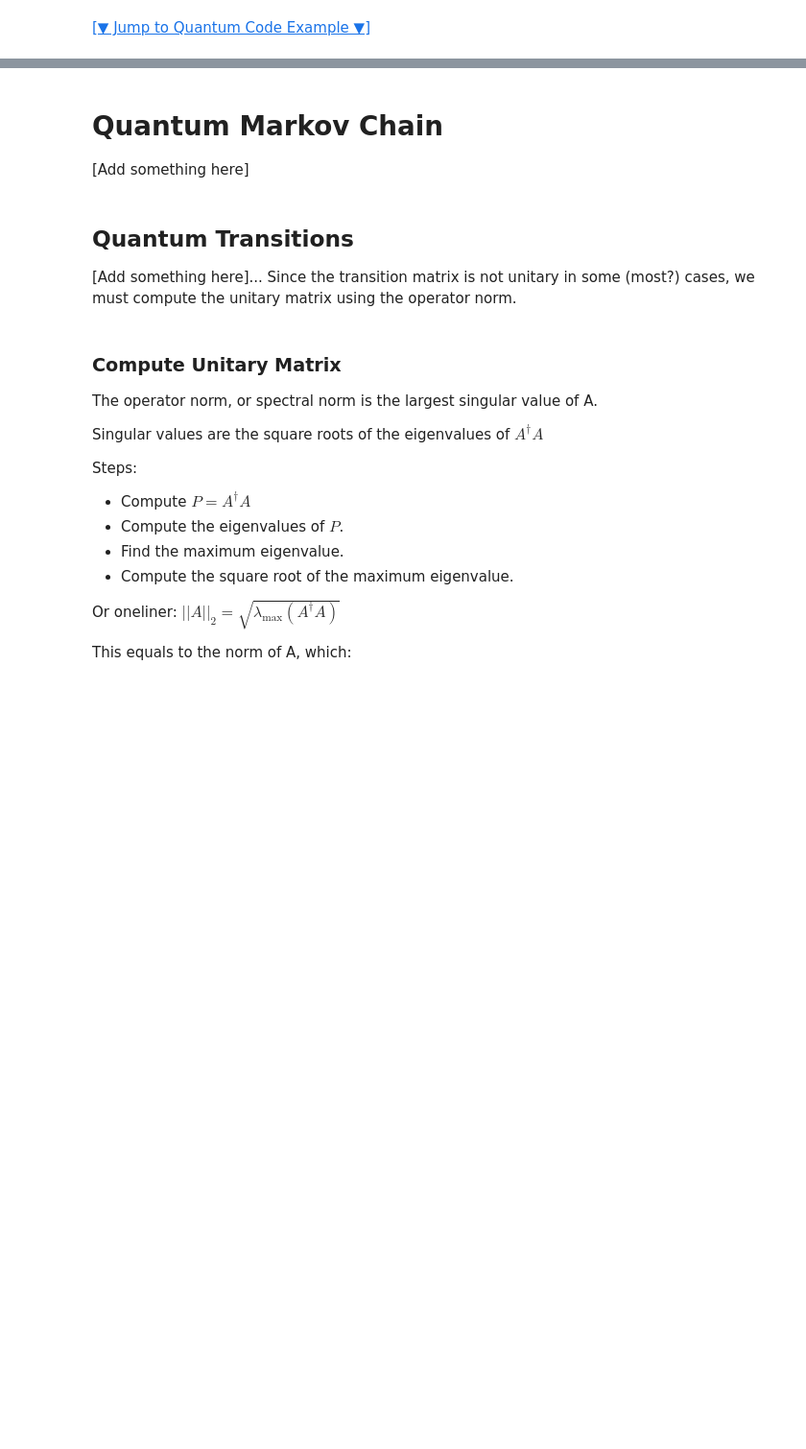
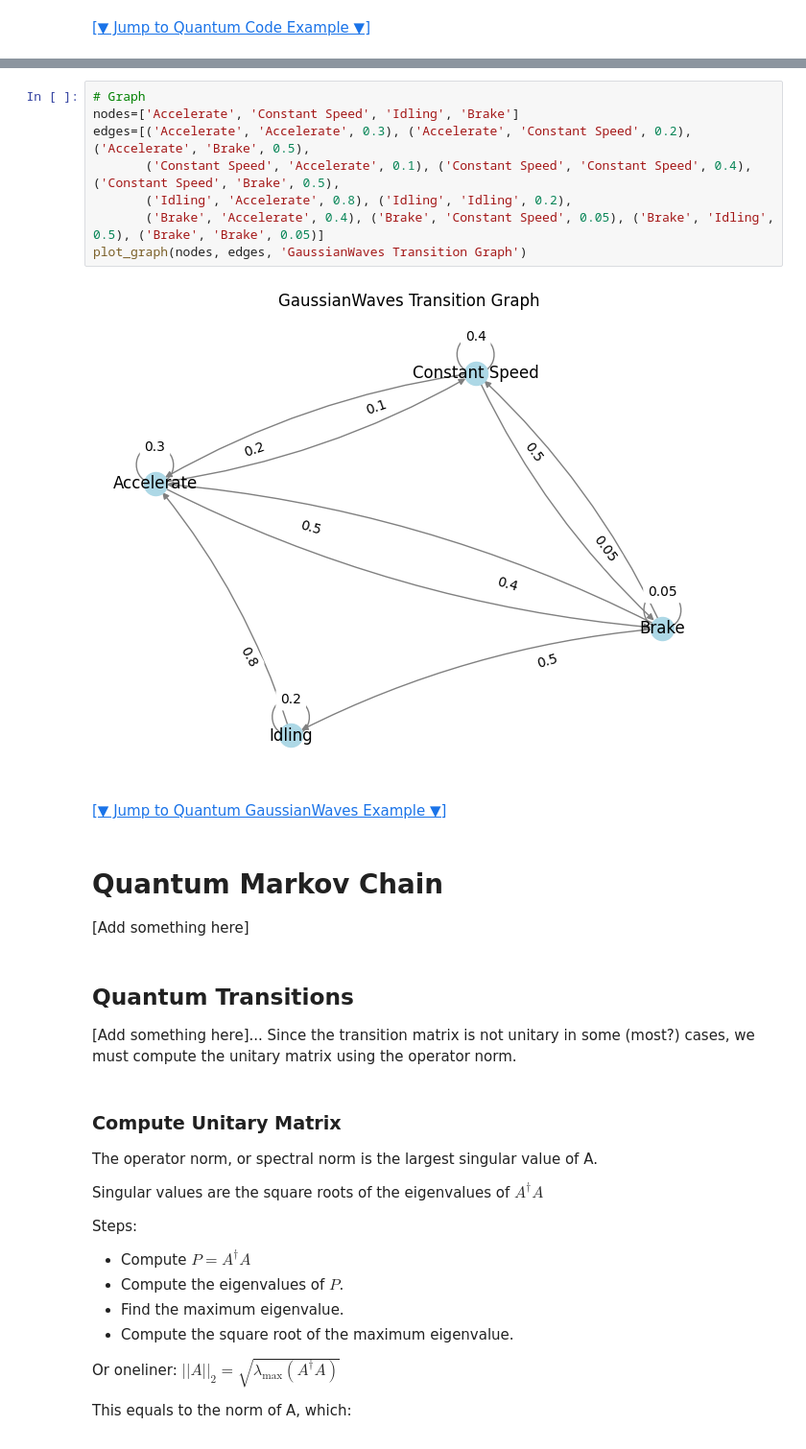
Before and after one commit to eefstath/qmm, a Jupyter notebook: compute_unitary.ipynb, the cells around one changed output, grey strips where cells are left out. Shown at 96% size. Drawn from its saved outputs; the diff is of its cells as text; blank space fills up the shorter version.

```diff
--- a/compute_unitary.ipynb
+++ b/compute_unitary.ipynb
@@ -451,3 +480,15 @@ plot_graph(nodes, edges, 'Code Transition Graph')
+# %%
+# Graph
+nodes=['Accelerate', 'Constant Speed', 'Idling', 'Brake']
+edges=[('Accelerate', 'Accelerate', 0.3), ('Accelerate', 'Constant Speed', 0.2), ('Accelerate', 'Brake', 0.5),
+       ('Constant Speed', 'Accelerate', 0.1), ('Constant Speed', 'Constant Speed', 0.4), ('Constant Speed', 'Brake', 0.5),
+       ('Idling', 'Accelerate', 0.8), ('Idling', 'Idling', 0.2),
+       ('Brake', 'Accelerate', 0.4), ('Brake', 'Constant Speed', 0.05), ('Brake', 'Idling', 0.5), ('Brake', 'Brake', 0.05)]
+plot_graph(nodes, edges, 'GaussianWaves Transition Graph')
+# %% [output]
+[figure, added]
+# %% [markdown]
+<a href="#quantum-gaussianwaves-example-subtitle-anchor">[▼ Jump to Quantum GaussianWaves Example ▼]</a>
 # %% [markdown]
 # <a id="quantum-markov-chains-title-anchor"> Quantum Markov Chain
 [Add something here]
```
Also changed, not shown: parts of 22 cells of this notebook, 1 other file.
